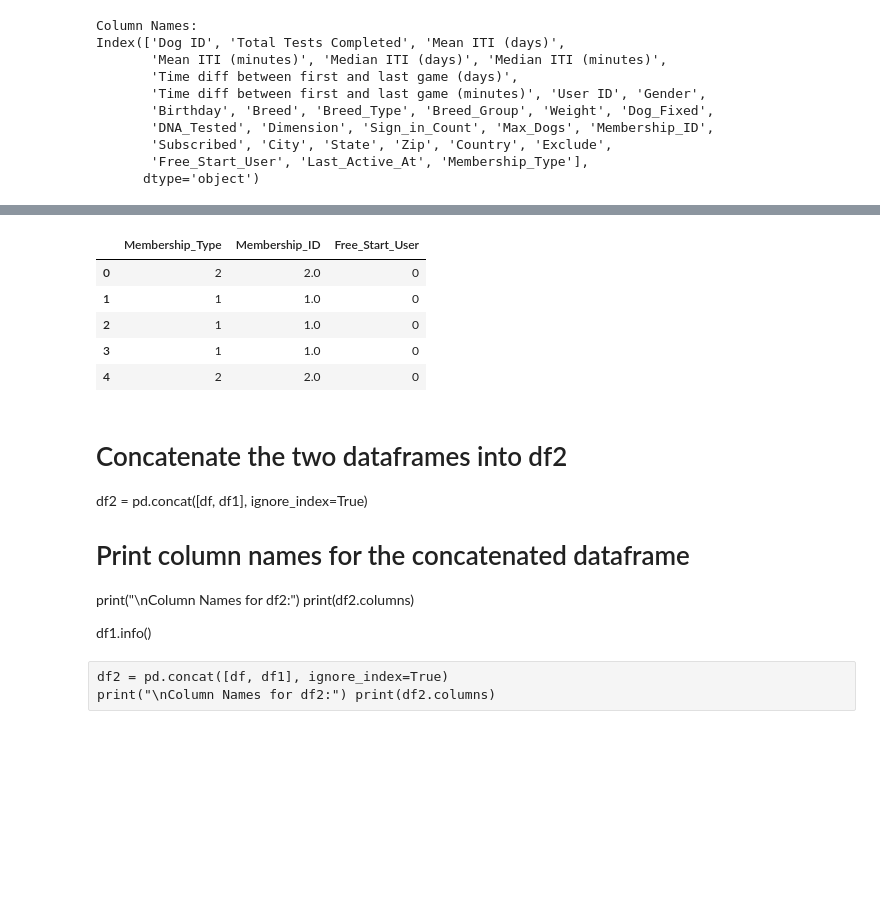
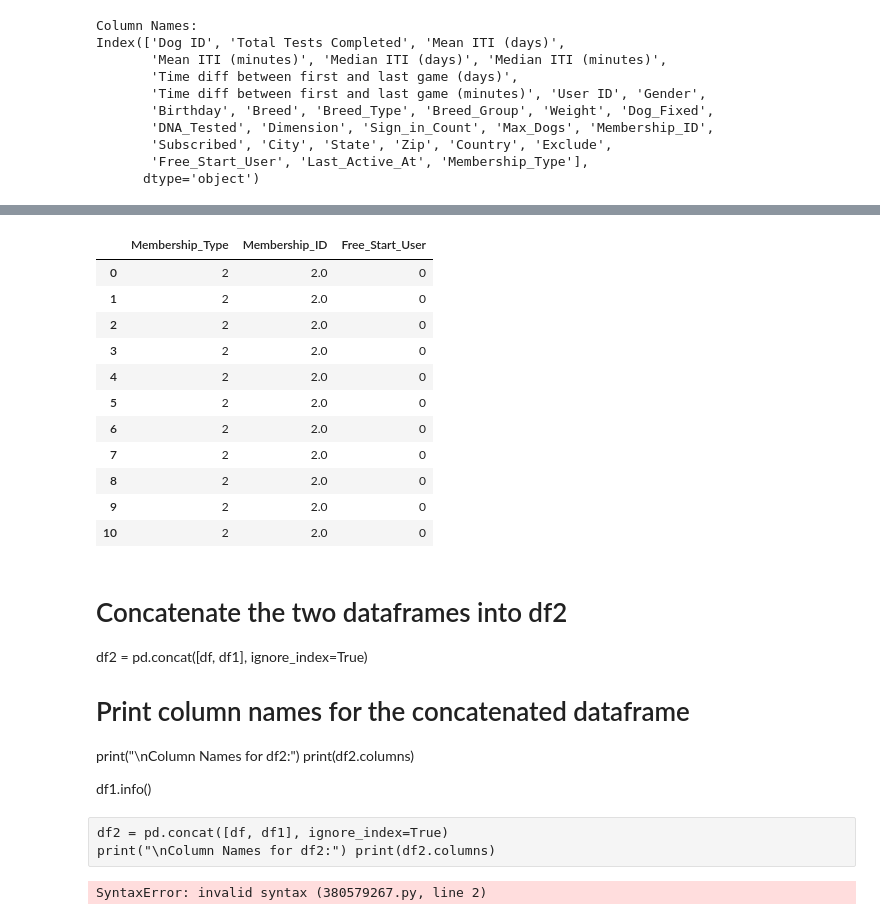
Before and after one commit to knyvzx/DS311-Group-Project-Excel, a Jupyter notebook: WIP_Jacky/jacky-wip-notebook.ipynb, the cells around one changed output, grey strips where cells are left out. Drawn from its saved outputs; the diff is of its cells as text; code cells hidden in the pictures; blank space fills up the shorter version.

```diff
--- a/WIP_Jacky/jacky-wip-notebook.ipynb
+++ b/WIP_Jacky/jacky-wip-notebook.ipynb
@@ -26,0 +114,4 @@ pd.read_excel("dognition_data_no_aggregation_with_zip_code_correction.xlsx")
+# %%
+df = pd.read_excel('data/dognition_data_no_aggregation_with_zip_code_correction.xlsx')
+print("\nColumn Names:")
+print(df.columns)
@@ -27,6 +201,4 @@ pd.read_excel("dognition_data_no_aggregation_with_zip_code_correction.xlsx")
 # %%
-df = pd.read_excel("dognition_data_aggregated_by_dogid.xlsx")
-df.head()
 # %% [output]
 |  | Dog ID | Total Tests Completed | Mean ITI (days) | Mean ITI (minutes) | Median ITI (days) | ... |
 | 0 | fd27b272-7144-11e5-ba71-058fbc01cf0b | 21 | 28.201076 | 40609.549167 | 0.004687 | ... |
@@ -76,7 +243,3 @@ df1.describe()
 | 50% | 2011.000000 | 40.000000 | 1.000000 | 0.000000 | 5.000000 | 1.000000 | 10.00000 | 1.000000 | 1.000000 | ... |
 | 75% | 2012.000000 | 60.000000 | 1.000000 | 0.000000 | 10.000000 | 1.000000 | 10.00000 | 1.000000 | 3.000000 | ... |
 | max | 2015.000000 | 190.000000 | 1.000000 | 1.000000 | 1695.000000 | 36.000000 | 17.00000 | 1.000000 | 9.000000 | ... |
-# %%
-df = pd.read_excel("dognition_data_aggregated_by_dogid.xlsx")
-print("\nCol Names:")
-print(df.columns)
@@ -94,4 +245,0 @@ Index(['Dog ID', 'Total Tests Completed', 'Mean ITI (days)',
-# %%
-df = pd.read_excel("dognition_data_aggregated_by_dogid.xlsx")
-print("\Column Names:")
-print(df.columns)
@@ -168,24 +332,35 @@ Features.head(20)
 # %%
 Features = df[["Membership_Type", "Membership_ID", "Free_Start_User"]]
-Features.head()
+Features.head(11)
 # %% [output]
 |  | Membership_Type | Membership_ID | Free_Start_User |
 | 0 | 2 | 2.0 | 0 |
-| 1 | 1 | 1.0 | 0 |
-| 2 | 1 | 1.0 | 0 |
-| 3 | 1 | 1.0 | 0 |
+| 1 | 2 | 2.0 | 0 |
+| 2 | 2 | 2.0 | 0 |
+| 3 | 2 | 2.0 | 0 |
 | 4 | 2 | 2.0 | 0 |
+| 5 | 2 | 2.0 | 0 |
+| 6 | 2 | 2.0 | 0 |
+| 7 | 2 | 2.0 | 0 |
+| 8 | 2 | 2.0 | 0 |
+| 9 | 2 | 2.0 | 0 |
+| 10 | 2 | 2.0 | 0 |
-# %% [markdown]
-# Concatenate the two dataframes into df2
-df2 = pd.concat([df, df1], ignore_index=True)
-# Print column names for the concatenated dataframe
-print("\nColumn Names for df2:")
-print(df2.columns)
-
-df1.info()
-# %% [raw]
-df2 = pd.concat([df, df1], ignore_index=True)
-print("\nColumn Names for df2:") print(df2.columns)
+# %% [markdown]
+# Concatenate the two dataframes into df2
+df2 = pd.concat([df, df1], ignore_index=True)
+# Print column names for the concatenated dataframe
+print("\nColumn Names for df2:")
+print(df2.columns)
+
+df1.info()
+# %% [raw]
+df2 = pd.concat([df, df1], ignore_index=True)
+print("\nColumn Names for df2:") print(df2.columns)
+# %%
+df2 = pd.concat([df, df1], ignore_index=True)
+print("\nColumn Names for df2:") print(df2.columns)
+# %% [output]
+SyntaxError: invalid syntax (380579267.py, line 2)
 # %%
 # Replace None with appropriate SQL code
 df3 = """
```
Also changed, not shown: parts of 35 cells of this notebook, 9 other files.
